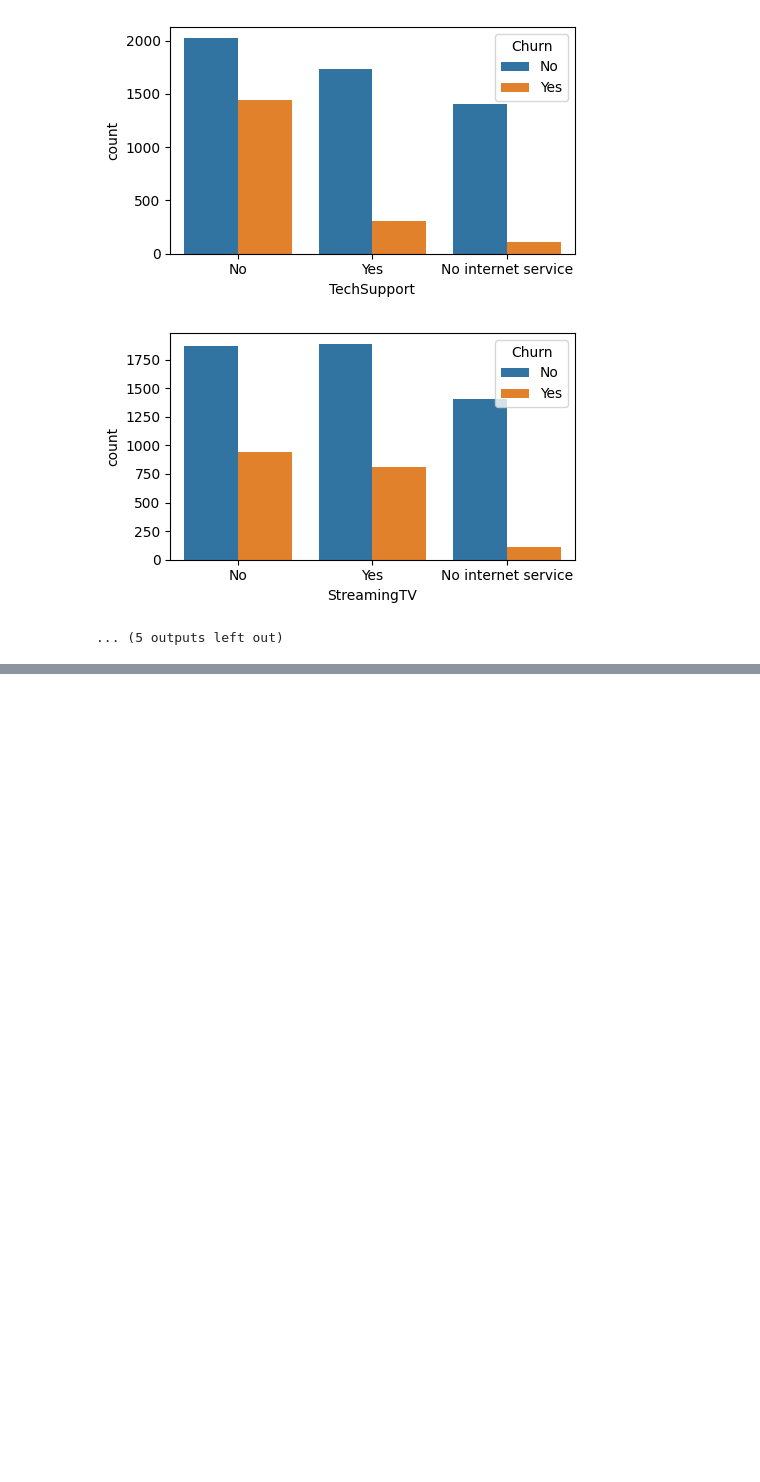
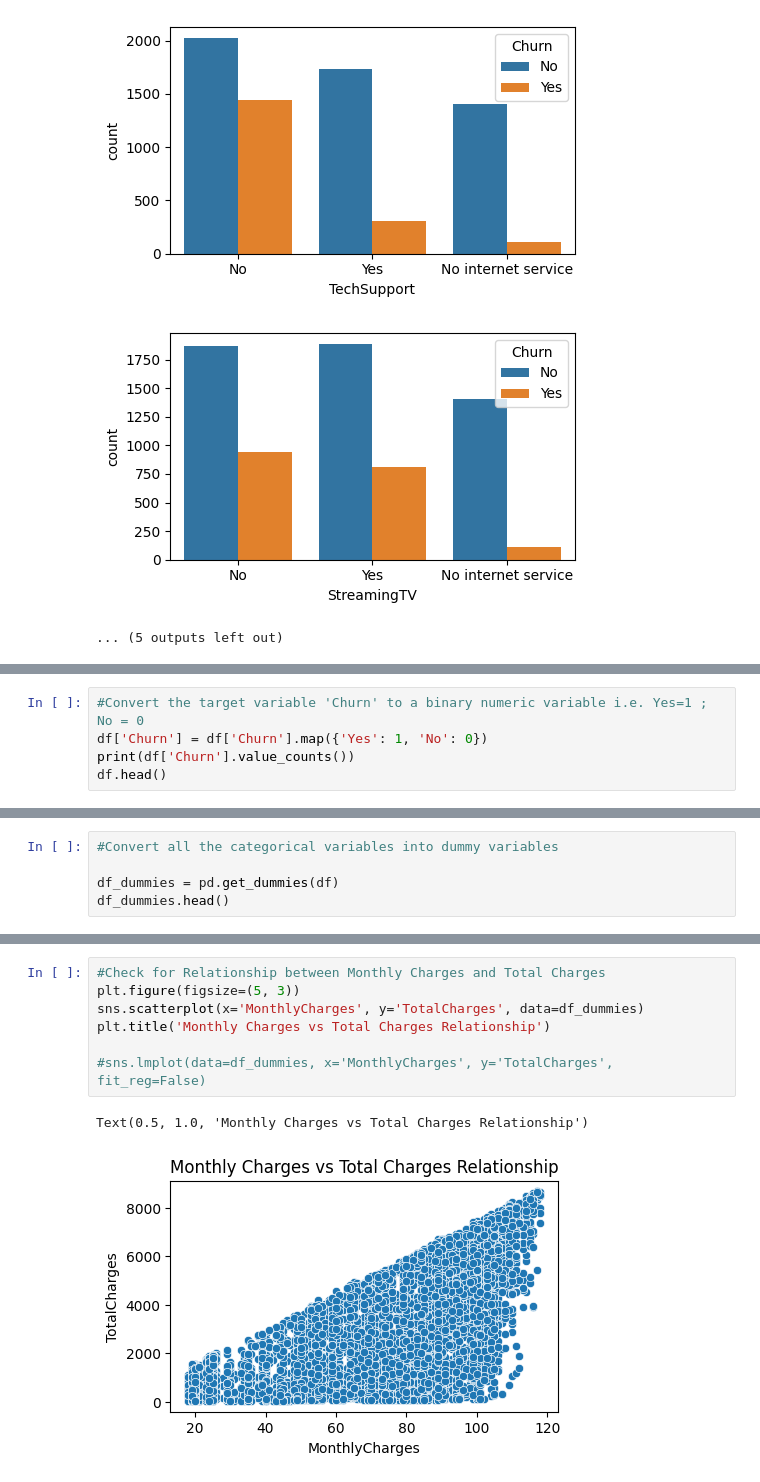
Before and after one commit to Allen-Ngbede/Telco_Customer_Churn_Prediction, a Jupyter notebook: EDA_telco_churn.ipynb, the cells around one changed output, grey strips where cells are left out. Drawn from its saved outputs; the diff is of its cells as text; blank space fills up the shorter version.

```diff
--- a/EDA_telco_churn.ipynb
+++ b/EDA_telco_churn.ipynb
@@ -247,0 +258,5 @@ for i, predictor in enumerate(df.drop(columns=['Churn', 'TotalCharges', 'Monthly
+# %%
+#Convert the target variable 'Churn' to a binary numeric variable i.e. Yes=1 ; No = 0
+df['Churn'] = df['Churn'].map({'Yes': 1, 'No': 0})
+print(df['Churn'].value_counts())
+df.head()
@@ -247,0 +278,5 @@ for i, predictor in enumerate(df.drop(columns=['Churn', 'TotalCharges', 'Monthly
+# %%
+#Convert all the categorical variables into dummy variables
+
+df_dummies = pd.get_dummies(df)
+df_dummies.head()
@@ -247,0 +291,10 @@ for i, predictor in enumerate(df.drop(columns=['Churn', 'TotalCharges', 'Monthly
+# %%
+#Check for Relationship between Monthly Charges and Total Charges
+plt.figure(figsize=(5, 3))
+sns.scatterplot(x='MonthlyCharges', y='TotalCharges', data=df_dummies)
+plt.title('Monthly Charges vs Total Charges Relationship')
+
+#sns.lmplot(data=df_dummies, x='MonthlyCharges', y='TotalCharges', fit_reg=False)
+# %% [output]
+Text(0.5, 1.0, 'Monthly Charges vs Total Charges Relationship')
+[figure, added]
```
Also changed, not shown: parts of 14 cells of this notebook.
